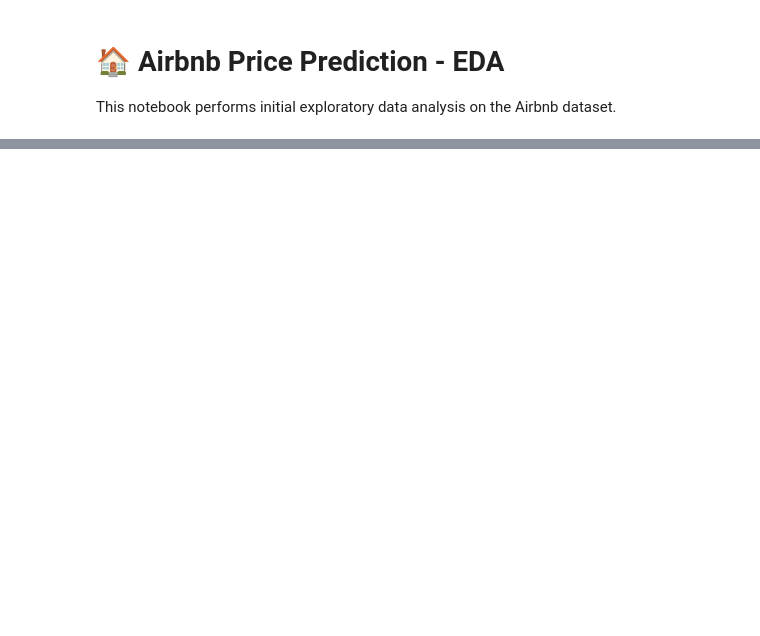
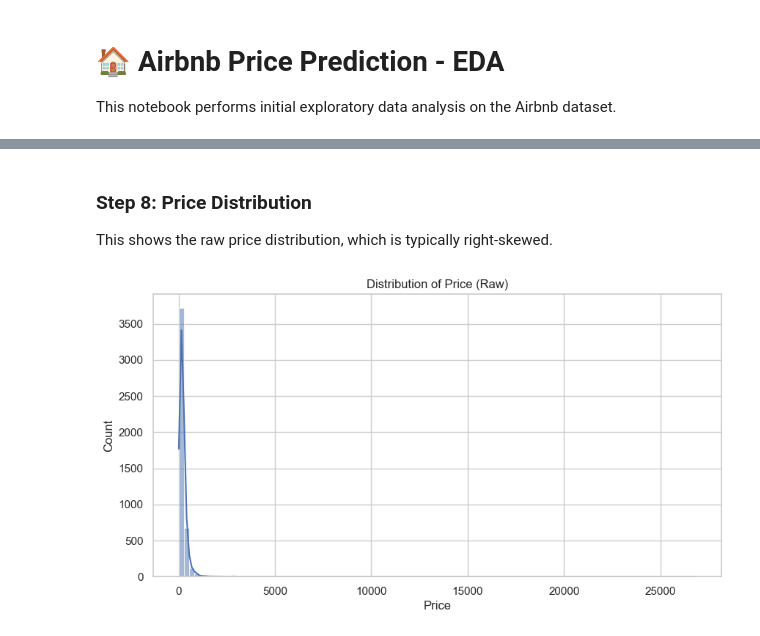
Before and after one commit to babakbaradaran/ml_airbnb_price_regression, a Jupyter notebook: 01_airbnb_price_regression/notebooks/airbnb_eda.ipynb, the cells around one changed output, grey strips where cells are left out. Drawn from its saved outputs; the diff is of its cells as text; code cells hidden in the pictures; blank space fills up the shorter version.

```diff
--- a/01_airbnb_price_regression/notebooks/airbnb_eda.ipynb
+++ b/01_airbnb_price_regression/notebooks/airbnb_eda.ipynb
@@ -26,9 +33,8 @@ We begin by verifying the dataset path and loading it safely. This helps avoid r
 # %%
 # Load Dataset with Validations
-import os
 
 # Set the data path
-data_path = 'data/raw/listings.csv'
+data_path = '../data/raw/listings.csv'
 
 # Check if file exists
 assert os.path.exists(data_path), f"Data file not found at: {data_path}"
@@ -42,4 +58,3 @@ df.sample(5)
 # %%
-# Step 2: Load the dataset
-df = pd.read_csv('data/raw/listings.csv')
+df = pd.read_csv(data_path)
 df.head()
@@ -60,5 +126,5 @@ summary.style.background_gradient(cmap='Blues', subset=["% Missing"])
 # %%
-# Section 5: Clean Currency Columns
 currency_cols = ['price', 'security_deposit', 'cleaning_fee']
 for col in currency_cols:
-    df[col] = df[col].replace('[\$,]', '', regex=True).astype(float)
+    if col in df.columns:
+        df[col] = df[col].replace(r'[\$,]', '', regex=True).astype(float)
@@ -74,3 +154,12 @@ plt.show()
+# %% [markdown]
+### Step 8: Price Distribution
+
+This shows the raw price distribution, which is typically right-skewed.
 # %%
-# Step 7: Check missing values
-df.isnull().sum().sort_values(ascending=False).head(15)
+plt.figure(figsize=(10, 5))
+sns.histplot(df['price'], bins=100, kde=True)
+plt.title('Distribution of Price (Raw)')
+plt.xlabel('Price')
+plt.show()
+# %% [output]
+[figure, added]
```
Also changed, not shown: parts of 22 cells of this notebook, 2 other files.
